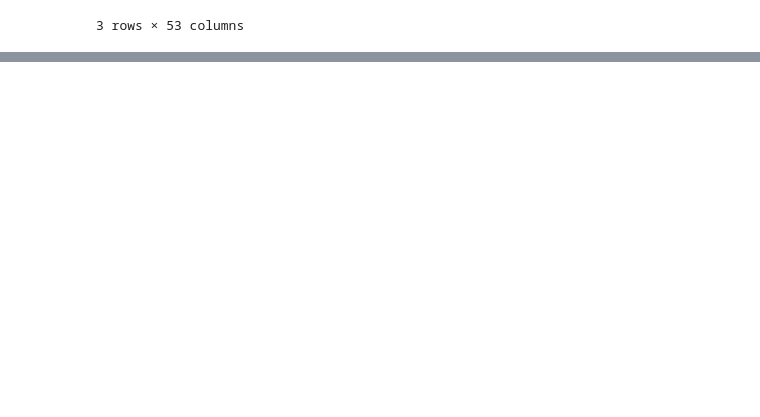
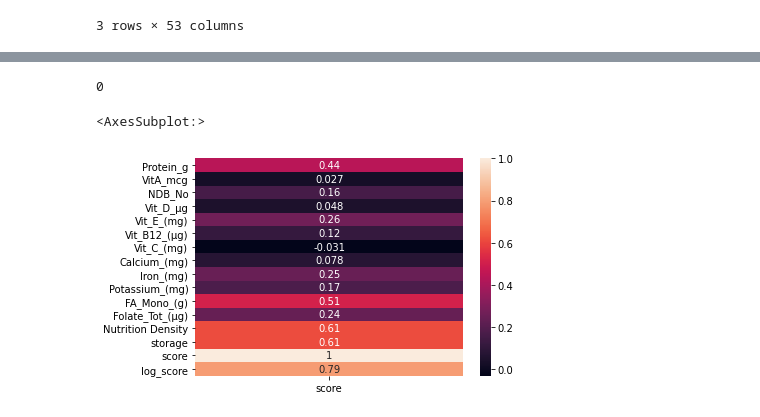
Before and after one commit to anthonyreid518/Food-Donation-Score, a Jupyter notebook: anthony.ipynb, the cells around one changed output, grey strips where cells are left out. Saved outputs shown, nothing was run; the diff lists cells and outputs as text; code cells hidden in the pictures; blank space fills up the shorter version.

```diff
--- a/anthony.ipynb
+++ b/anthony.ipynb
@@ -455,0 +109,3 @@ lr.score(X_test_sc,y_test)
+# %%
+#assign Nutrion density column
+final_df2['Nutrition Density'] = density
@@ -455,0 +120,27 @@ lr.score(X_test_sc,y_test)
+# %%
+#score each of the food groups manually
+final_df2.loc[final_df2['FoodGroup'] == 'Dairy and Egg Products', 'storage'] = 1
+final_df2.loc[final_df2['FoodGroup'] == 'Spices and Herbs', 'storage'] = 5
+final_df2.loc[final_df2['FoodGroup'] == 'Baby Foods', 'storage'] = 3
+final_df2.loc[final_df2['FoodGroup'] == 'Fats and Oils', 'storage'] = 5
+final_df2.loc[final_df2['FoodGroup'] == 'Poultry Products', 'storage'] = 1
+final_df2.loc[final_df2['FoodGroup'] == 'Soups, Sauces, and Gravies', 'storage'] = 4
+final_df2.loc[final_df2['FoodGroup'] == 'Sausages and Luncheon Meats', 'storage'] = 2
+final_df2.loc[final_df2['FoodGroup'] == 'Breakfast Cereals', 'storage'] = 10
+final_df2.loc[final_df2['FoodGroup'] == 'Fruits and Fruit Juices', 'storage'] = 4
+final_df2.loc[final_df2['FoodGroup'] == 'Pork Products', 'storage'] = 2
+final_df2.loc[final_df2['FoodGroup'] == 'Vegetables and Vegetable Products', 'storage'] = 3
+final_df2.loc[final_df2['FoodGroup'] == 'Nut and Seed Products', 'storage'] = 10
+final_df2.loc[final_df2['FoodGroup'] == 'Beef Products', 'storage'] = 2
+final_df2.loc[final_df2['FoodGroup'] == 'Beverages', 'storage'] = 10
+final_df2.loc[final_df2['FoodGroup'] == 'Finfish and Shellfish Products', 'storage'] = 1
+final_df2.loc[final_df2['FoodGroup'] == 'Lamb, Veal, and Game Products', 'storage'] = 2
+final_df2.loc[final_df2['FoodGroup'] == 'Baked Products', 'storage'] = 5
+final_df2.loc[final_df2['FoodGroup'] == 'Sweets', 'storage'] = 10
+final_df2.loc[final_df2['FoodGroup'] == 'Cereal Grains and Pasta', 'storage'] = 10
+final_df2.loc[final_df2['FoodGroup'] == 'Fast Foods', 'storage'] = 1
+final_df2.loc[final_df2['FoodGroup'] == 'Meals, Entrees, and Side Dishes', 'storage'] = 2
+final_df2.loc[final_df2['FoodGroup'] == 'Snacks', 'storage'] = 9
+final_df2.loc[final_df2['FoodGroup'] == 'American Indian/Alaska Native Foods', 'storage'] = 3
+final_df2.loc[final_df2['FoodGroup'] == 'Restaurant Foods', 'storage'] = 1
+final_df2.loc[final_df2['FoodGroup'] == 'Legumes and Legume Products', 'storage'] = 9
@@ -455,0 +149,10 @@ lr.score(X_test_sc,y_test)
+# %%
+#standardize the daily values and storage, then add them to determind score
+final_df2['score'] = (final_df2['Nutrition Density'] -  final_df2['Nutrition Density'].mean())/ final_df2['Nutrition Density'].std() + \
+                      (final_df2['storage'] - final_df2['storage'].mean())/final_df2['storage'].std()
+
+#take the log of the score to create a normal distribution of scores
+final_df2['log_score'] = np.log(final_df2['score'])
+
+#inspect df
+final_df2.head(2)
@@ -455,0 +163,12 @@ lr.score(X_test_sc,y_test)
+# %%
+final_df2['log_score'].isna().sum() #2277
+
+final_df2['score'].isna().sum() #0
+# %% [output]
+0
+# %%
+#Use a heatmap to see which features are correlated to the score
+sns.heatmap(final_df2.corr()[['score']],annot = True)
+# %% [output]
+<AxesSubplot:>
+[figure, added]
```
Also changed, not shown: parts of 106 cells of this notebook, 1 other file.
